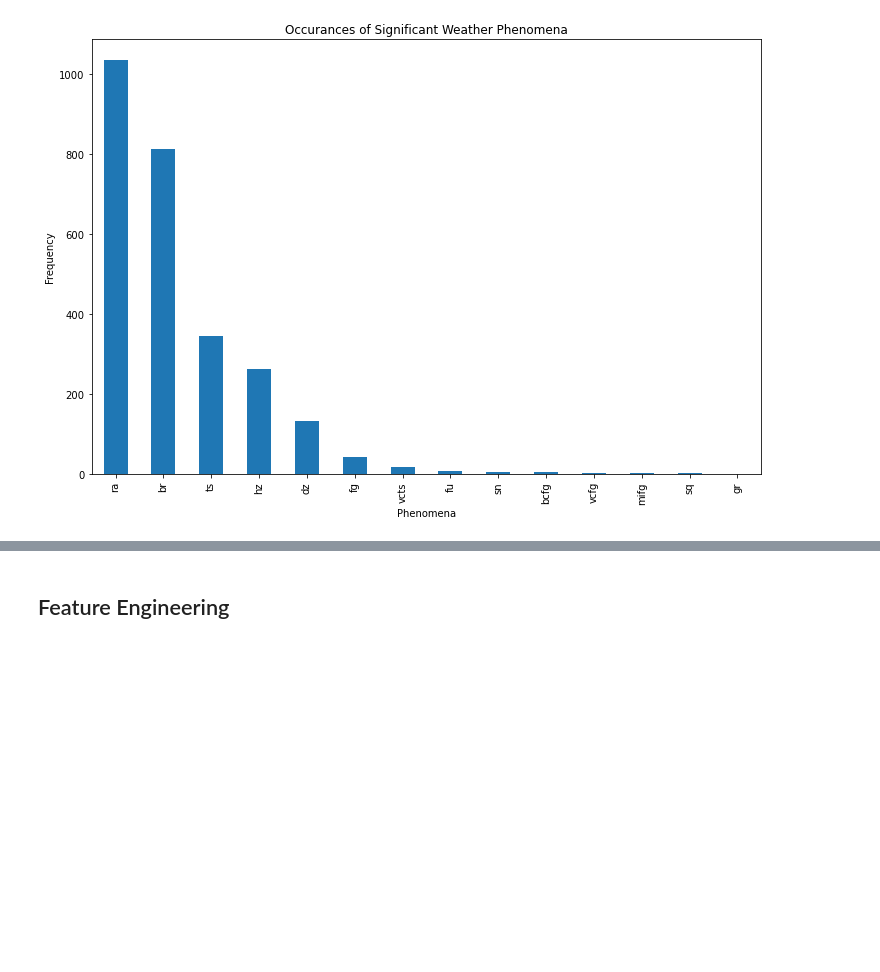
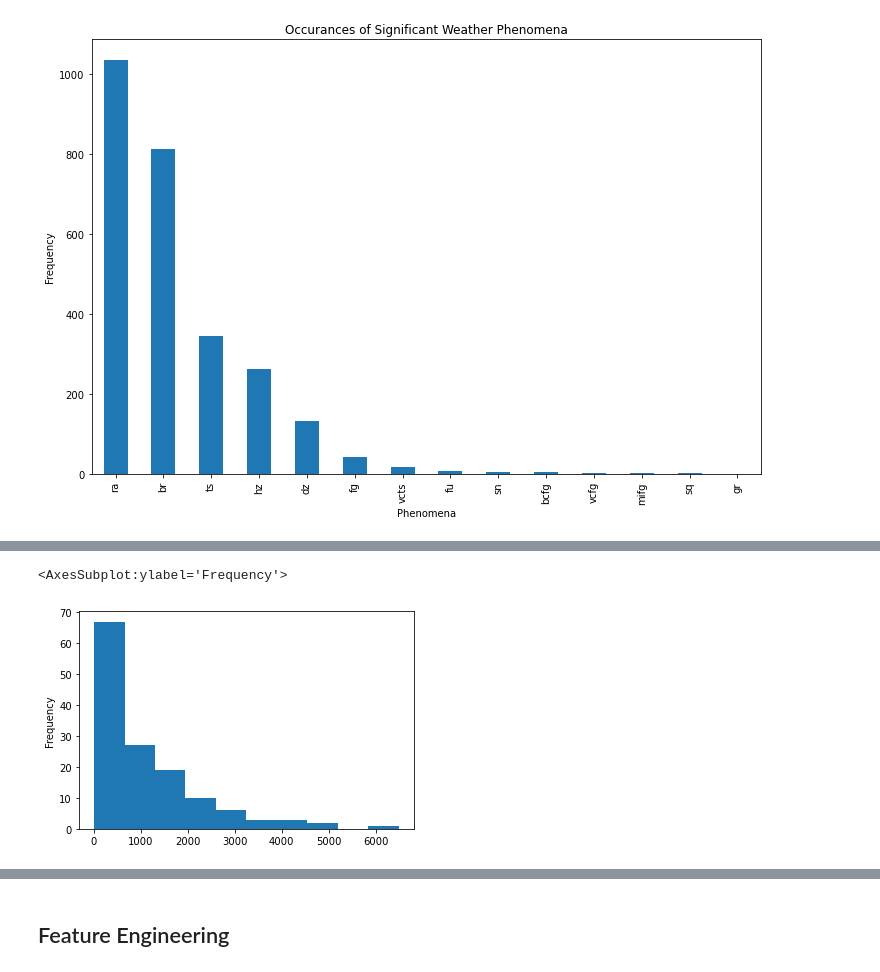
Before and after one commit to kkhalis/project_4, a Jupyter notebook: Project 4 - West Nile Virus Prediction_Bingming.ipynb, the cells around one changed output, grey strips where cells are left out. Cells and saved outputs as stored; diff of their text form; code cells hidden in the pictures; blank space fills up the shorter version.

```diff
--- a/Project 4 - West Nile Virus Prediction_Bingming.ipynb
+++ b/Project 4 - West Nile Virus Prediction_Bingming.ipynb
@@ -1086,0 +1059,5 @@ plt.scatter(x=train_2013_long_wnv, y=train_2013_lat_wnv, c='yellow', s=15, marke
+# %%
+train_comb = train_comb.loc[(train_comb['species'] == 'CULEX PIPIENS')|
+                            (train_comb['species'] == 'CULEX PIPIENS/RESTUANS')|
+                            (train_comb['species'] == 'CULEX RESTUANS')
+                            , :]
@@ -1086,0 +1160,5 @@ plt.scatter(x=train_2013_long_wnv, y=train_2013_lat_wnv, c='yellow', s=15, marke
+# %%
+train_comb.groupby(['trap', 'longitude', 'latitude'])['nummosquitos'].sum().sort_values(ascending = False).plot(kind = 'hist')
+# %% [output]
+<AxesSubplot:ylabel='Frequency'>
+[figure, added]
```
Also changed, not shown: parts of 54 cells of this notebook.
